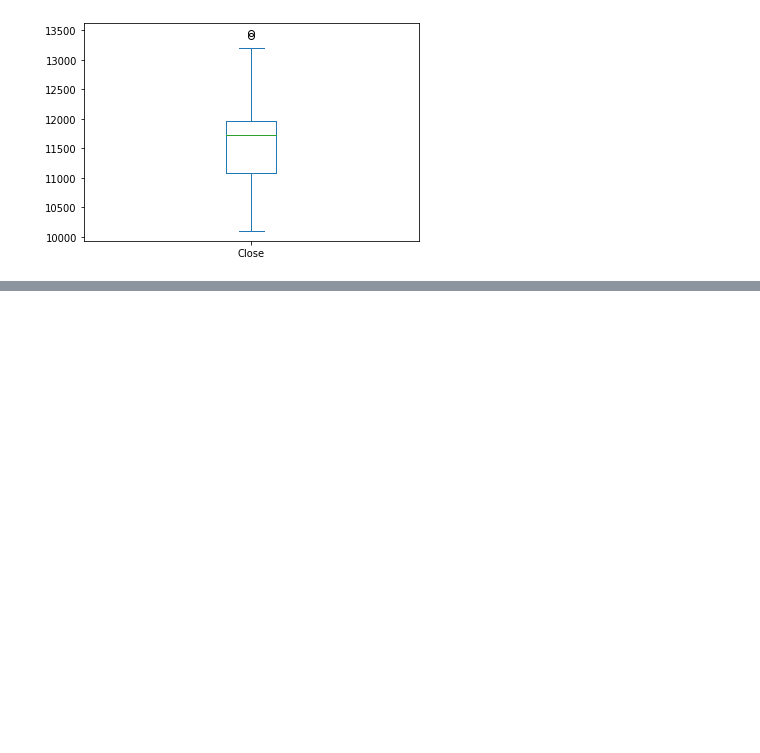
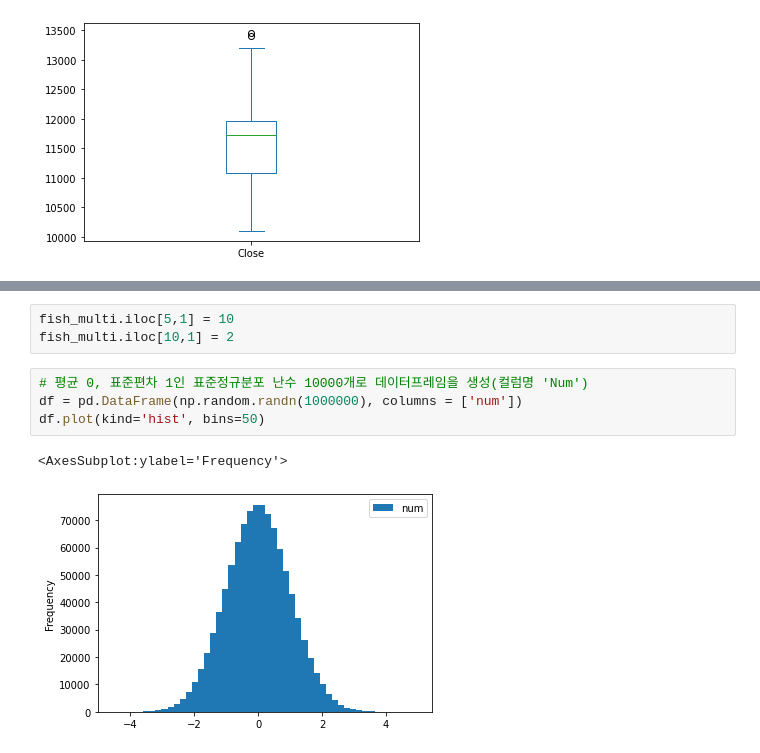
Before and after one commit to bnv20/kdt7, a Jupyter notebook: m2_분석라이브러리활용/visualization/기초.ipynb, the cells around one changed output, grey strips where cells are left out. Drawn from its saved outputs; the diff is of its cells as text; blank space fills up the shorter version.

```diff
--- a/m2_분석라이브러리활용/visualization/기초.ipynb
+++ b/m2_분석라이브러리활용/visualization/기초.ipynb
@@ -107,0 +190,10 @@ df1.Close.plot(kind='box')
+# %%
+fish_multi.iloc[5,1] = 10
+fish_multi.iloc[10,1] = 2
+# %%
+# 평균 0, 표준편차 1인 표준정규분포 난수 10000개로 데이터프레임을 생성(컬럼명 'Num')
+df = pd.DataFrame(np.random.randn(1000000), columns = ['num'])
+df.plot(kind='hist', bins=50)
+# %% [output]
+<AxesSubplot:ylabel='Frequency'>
+[figure, added]
```
Also changed, not shown: parts of 48 cells of this notebook.
